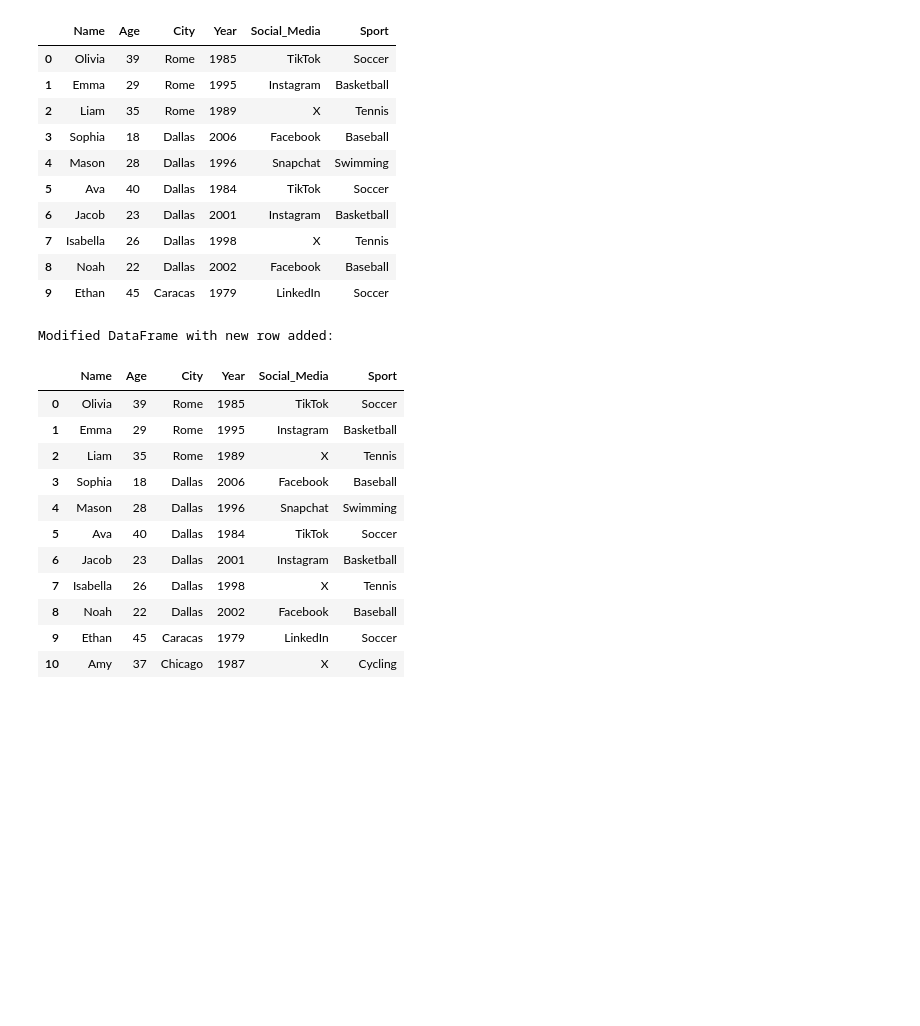
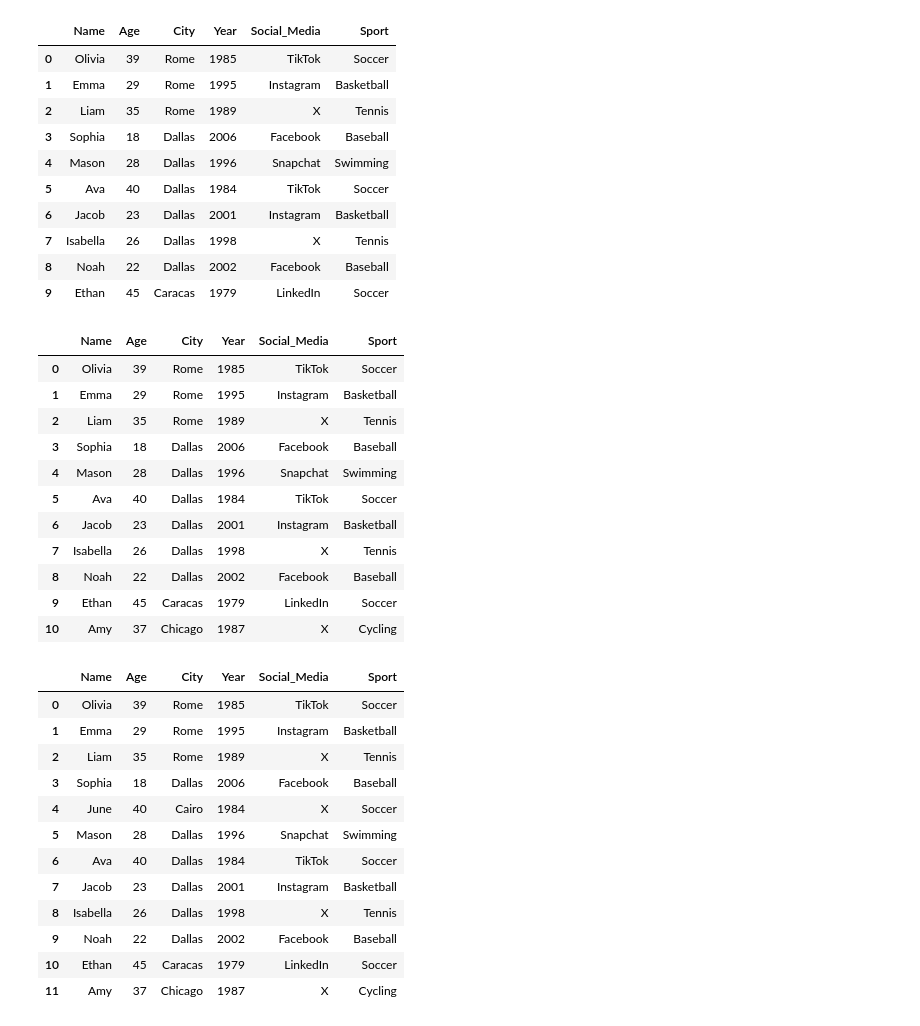
Before and after one commit to ragogzheyan/Course_Work, a Jupyter notebook: demo_1/M2W2.ipynb, the cells around one changed output. Saved outputs shown, nothing was run; the diff lists cells and outputs as text; code cells hidden in the pictures; blank space fills up the shorter version.

```diff
--- a/demo_1/M2W2.ipynb
+++ b/demo_1/M2W2.ipynb
@@ -403,0 +440,4 @@ df
+# %%
+# Read the CSV file into a DataFrame
+df = pd.read_csv('course_work/data/survey.csv')
+df
@@ -444,11 +496,8 @@ DataFrame after modifying specific cells in the 'City' column:
 # Append a new row to the DataFrame (using build-in function len())
 # len(df.index) gives the current number of rows, which is used to find the next available index for adding a new row
 df.loc[len(df.index)] = ['Amy', 37, 'Chicago', 1987, 'X', 'Cycling']
-
-print("Modified DataFrame with new row added:")
 df
 # %% [output]
-Modified DataFrame with new row added:
 |  | Name | Age | City | Year | Social_Media | Sport |
 | 0 | Olivia | 39 | Rome | 1985 | TikTok | Soccer |
 | 1 | Emma | 29 | Rome | 1995 | Instagram | Basketball |
@@ -461,3 +510,22 @@ Modified DataFrame with new row added:
 | 8 | Noah | 22 | Dallas | 2002 | Facebook | Baseball |
 | 9 | Ethan | 45 | Caracas | 1979 | LinkedIn | Soccer |
 | 10 | Amy | 37 | Chicago | 1987 | X | Cycling |
+# %%
+# Insert row at specific index NOTE: using df.loc[3] will only overwrite row that positioned at index 3 which is (Sophia,18,...)
+df.loc[3.5] = ['June', 40, 'Cairo', '1984', 'X', 'Soccer']
+df = df.sort_index().reset_index(drop=True)
+df
+# %% [output]
+|  | Name | Age | City | Year | Social_Media | Sport |
+| 0 | Olivia | 39 | Rome | 1985 | TikTok | Soccer |
+| 1 | Emma | 29 | Rome | 1995 | Instagram | Basketball |
+| 2 | Liam | 35 | Rome | 1989 | X | Tennis |
+| 3 | Sophia | 18 | Dallas | 2006 | Facebook | Baseball |
+| 4 | June | 40 | Cairo | 1984 | X | Soccer |
+| 5 | Mason | 28 | Dallas | 1996 | Snapchat | Swimming |
+| 6 | Ava | 40 | Dallas | 1984 | TikTok | Soccer |
+| 7 | Jacob | 23 | Dallas | 2001 | Instagram | Basketball |
+| 8 | Isabella | 26 | Dallas | 1998 | X | Tennis |
+| 9 | Noah | 22 | Dallas | 2002 | Facebook | Baseball |
+| 10 | Ethan | 45 | Caracas | 1979 | LinkedIn | Soccer |
+| 11 | Amy | 37 | Chicago | 1987 | X | Cycling |
```
Also changed, not shown: parts of 16 cells of this notebook, 3 other files.
